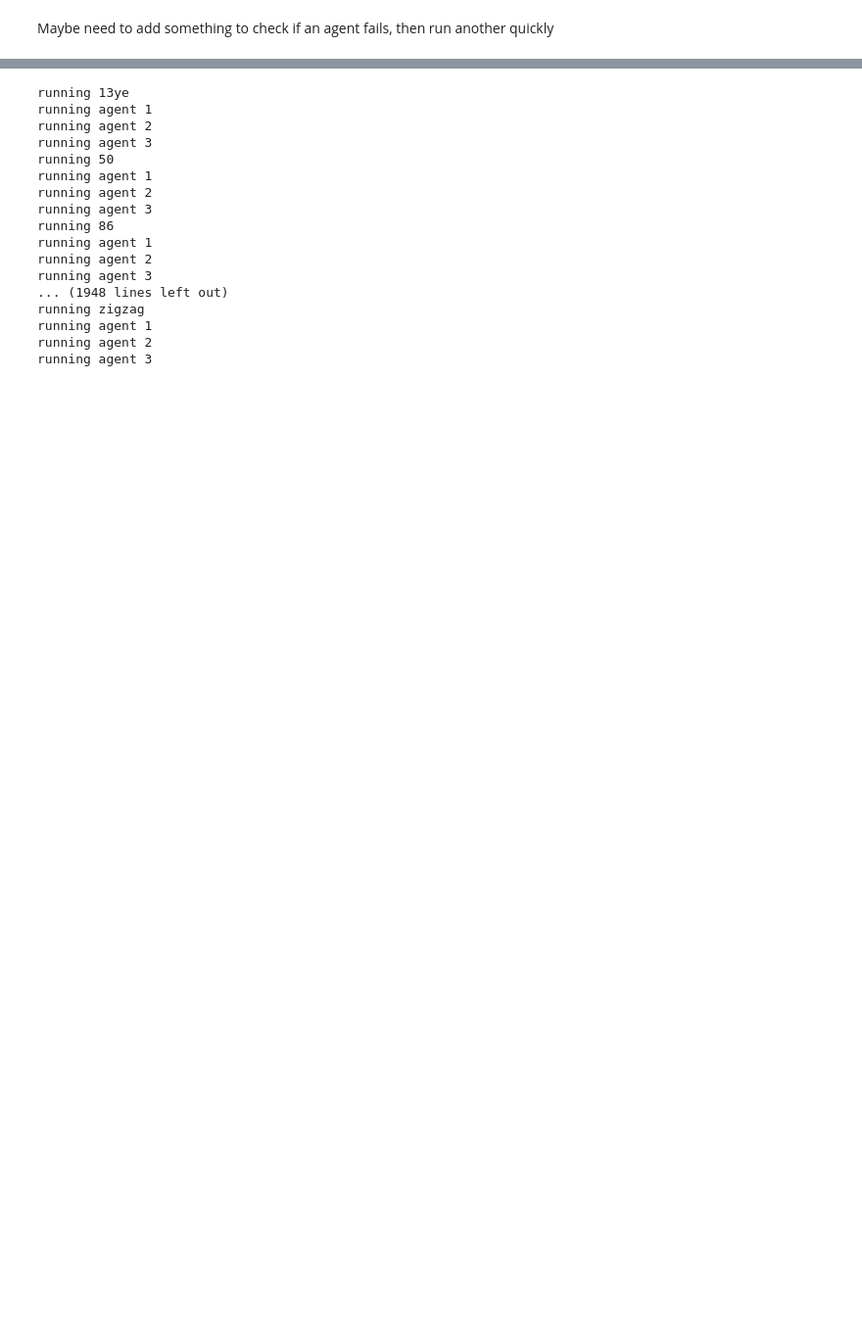
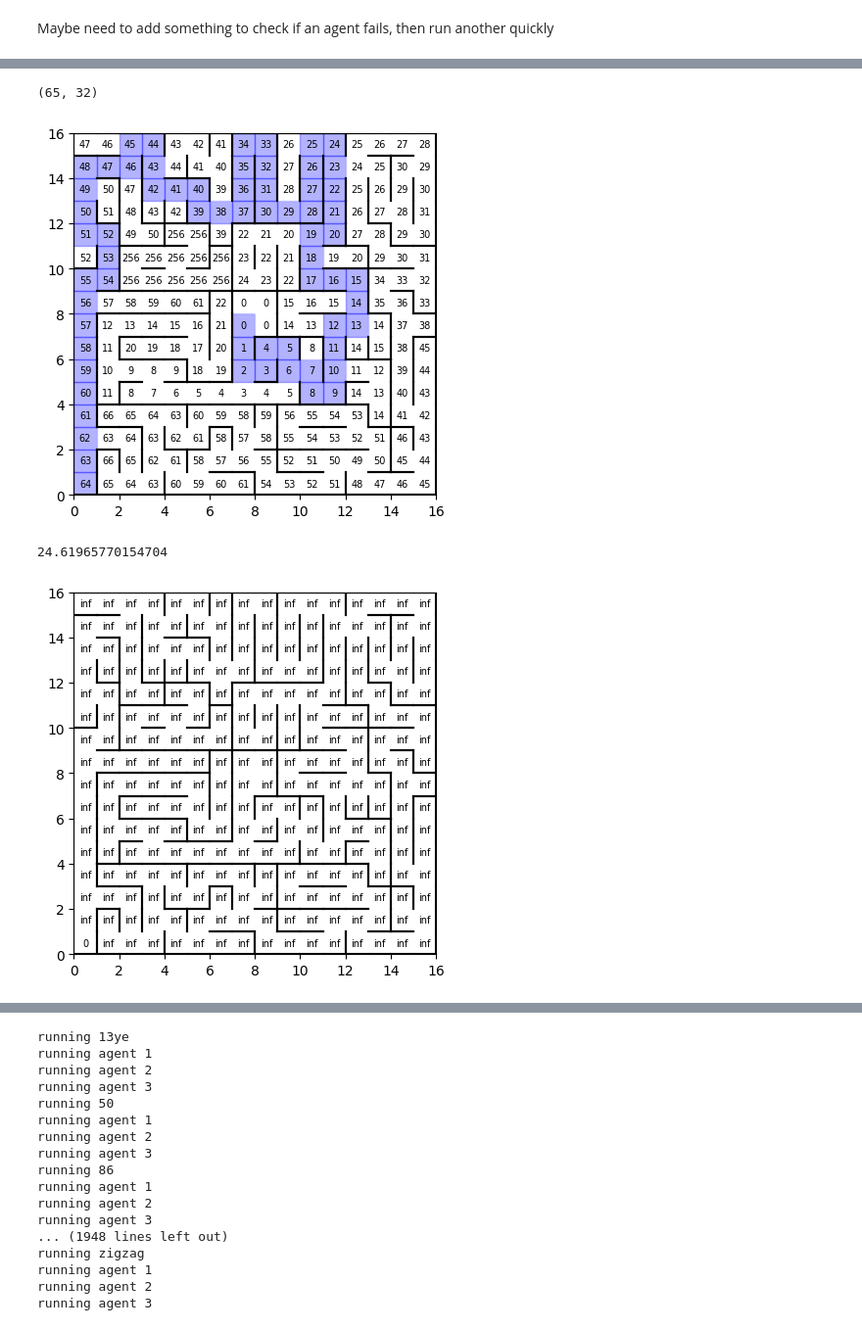
Before and after one commit to FarisAnsara/Optimal-Pathfinding-Micromouse, a Jupyter notebook: test.ipynb, the cells around one changed output, grey strips where cells are left out. Shown at 98% size. Saved outputs shown, nothing was run; the diff lists cells and outputs as text; code cells hidden in the pictures; blank space fills up the shorter version.

```diff
--- a/test.ipynb
+++ b/test.ipynb
@@ -90,9 +97,20 @@ stats.get_time_from_path(dyna_qlearning.path)
 # %%
 
 from algorithms.classical.floodfill.FloodFill import FloodFill
 flood = FloodFill(walls=maze)
 flood_path = flood.get_path_from_flood_map()
 print(flood.get_stats())
 Utils().draw_maze(walls=maze, path=flood_path, dist_map= flood.flood_map)
 stats = Stats()
 print(stats.get_time_from_path(flood_path))
+map = [[float('inf') for _ in range(16)] for _ in range(16)]
+goals = flood.get_goal_position()
+# for goal in goals:
+#     map[goal[0]][goal[1]] = 0
+map[flood.start_position[0]][flood.start_position[1]] = 0
+Utils.draw_maze(maze, dist_map=map)
+# %% [output]
+(65, 32)
+[figure, added]
+24.61965770154704
+[figure, added]
```
Also changed, not shown: parts of 17 cells of this notebook, 48 other files.
